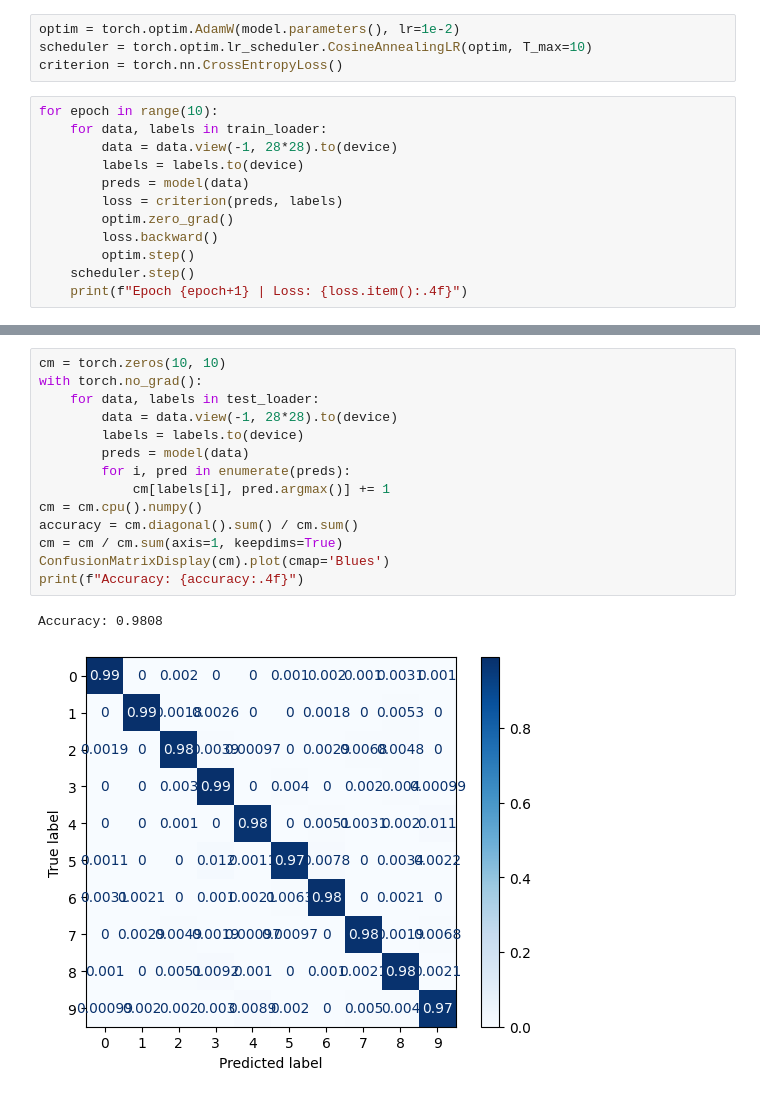
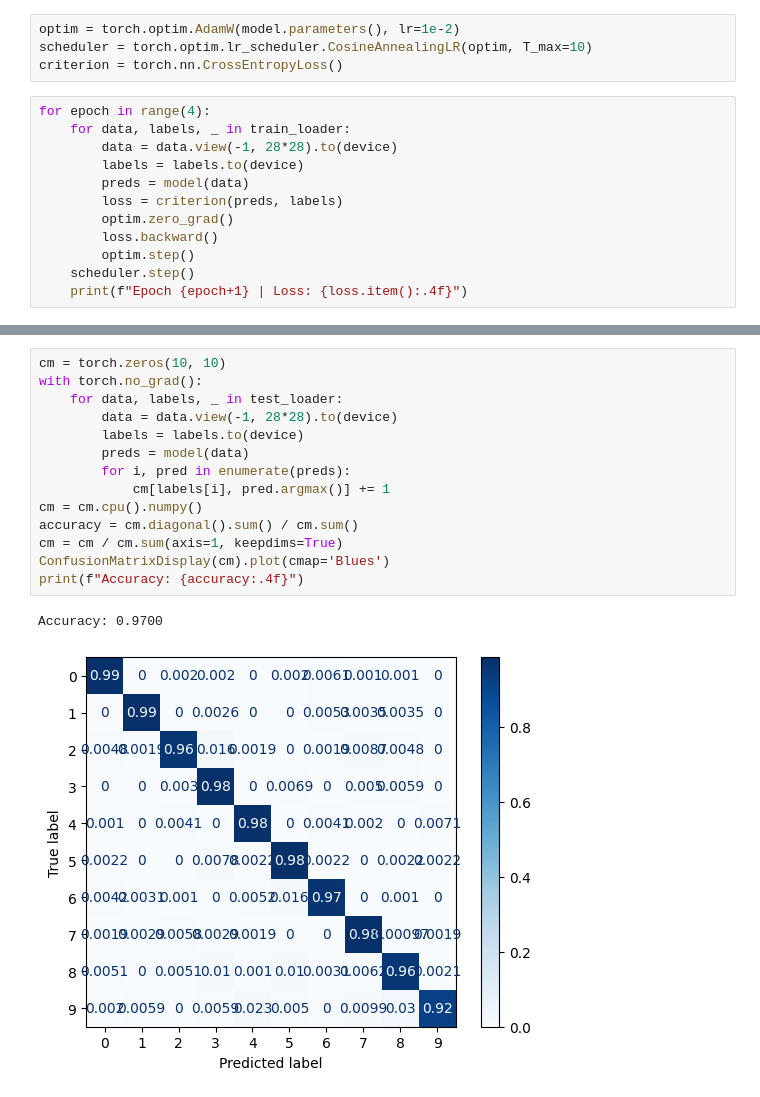
Before and after one commit to JoseMCruzMendez/CS879RLO, a Jupyter notebook: training_net.ipynb, the cells around one changed output, grey strips where cells are left out. Cells and saved outputs as stored; diff of their text form.

Commit message:
Added incorrect labels to dataset

```diff
--- a/training_net.ipynb
+++ b/training_net.ipynb
@@ -17,8 +17,8 @@ optim = torch.optim.AdamW(model.parameters(), lr=1e-2)
 scheduler = torch.optim.lr_scheduler.CosineAnnealingLR(optim, T_max=10)
 criterion = torch.nn.CrossEntropyLoss()
 # %%
-for epoch in range(10):
-    for data, labels in train_loader:
+for epoch in range(4):
+    for data, labels, _ in train_loader:
         data = data.view(-1, 28*28).to(device)
         labels = labels.to(device)
         preds = model(data)
@@ -42,20 +36,20 @@ Epoch 10 | Loss: 0.0111
 # %%
 cm = torch.zeros(10, 10)
 with torch.no_grad():
-    for data, labels in test_loader:
+    for data, labels, _ in test_loader:
         data = data.view(-1, 28*28).to(device)
         labels = labels.to(device)
         preds = model(data)
         for i, pred in enumerate(preds):
             cm[labels[i], pred.argmax()] += 1
 cm = cm.cpu().numpy()
 accuracy = cm.diagonal().sum() / cm.sum()
 cm = cm / cm.sum(axis=1, keepdims=True)
 ConfusionMatrixDisplay(cm).plot(cmap='Blues')
 print(f"Accuracy: {accuracy:.4f}")
 # %% [output]
-Accuracy: 0.9808
+Accuracy: 0.9700
-[figure, old version]
+[figure, new version]
 # %%
 incorrect_preds = []
 with torch.no_grad():
```
Also changed, not shown: parts of 5 cells of this notebook, 2 other files.
